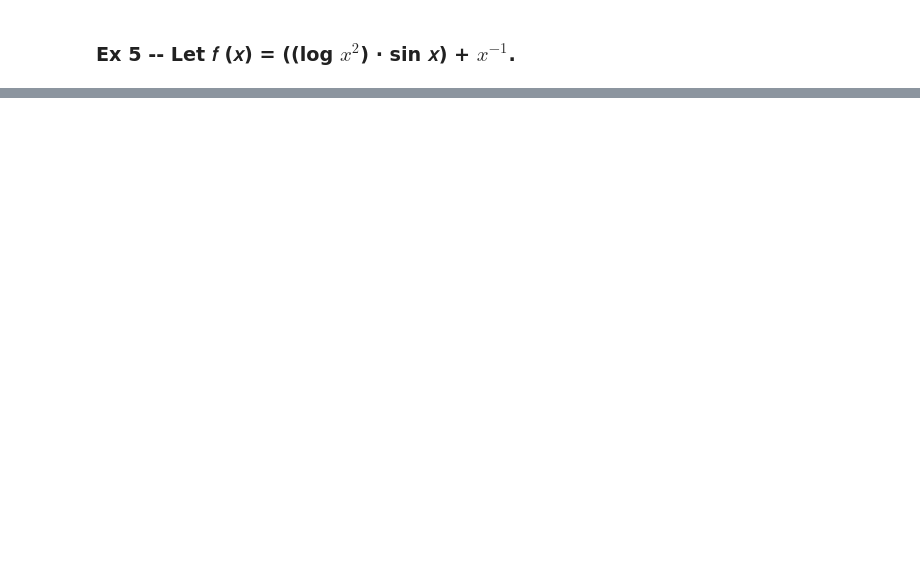
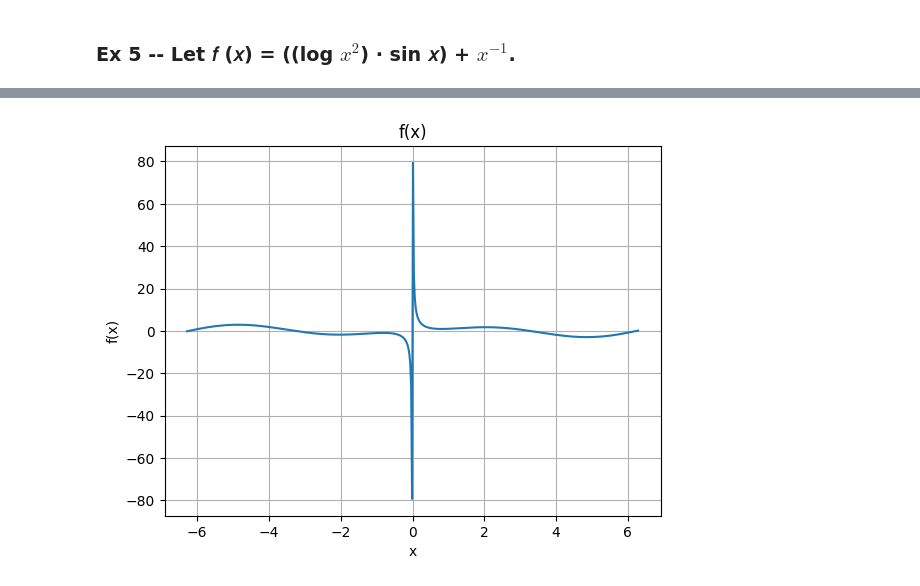
Before and after one commit to joelizstan/P-A_ML_Fall2025, a Jupyter notebook: Notebooks/3_Automatic_Differentiation.ipynb, the cells around one changed output, grey strips where cells are left out. Cells and saved outputs as stored; diff of their text form; code cells hidden in the pictures; blank space fills up the shorter version.

```diff
--- a/Notebooks/3_Automatic_Differentiation.ipynb
+++ b/Notebooks/3_Automatic_Differentiation.ipynb
@@ -518,0 +598,26 @@ Now use the chain rule to comput the analytical derivative of thea function; als
+# %%
+x = torch.linspace(-2 * torch.pi, 2 * torch.pi, steps = 500)
+eps = 1e-6
+mask = x.abs() > eps
+x_masked = x[mask].clone().detach().requires_grad_(True)
+y = torch.log(x_masked ** 2) * torch.sin(x_masked) + 1.0 / x_masked
+
+y_prime_analytic = torch.log(x_masked ** 2) * torch.cos(x_masked) + (2.0 * torch.sin(x_masked)) / x_masked - 1.0 / (x_masked ** 2)
+y_grad = torch.autograd.grad(y, x_masked, grad_outputs = torch.ones_like(y))[0]
+
+x_np = x_masked.detach().numpy()
+y_np = y.detach().numpy()
+y_prime__analytic_np = y_prime_analytic.detach().numpy()
+y_grad_np = y_grad.detach().numpy()
+
+diff = np.abs(y_prime__analytic_np - y_grad_np)
+# %%
+plt.figure()
+plt.plot(x_np, y_np, label='f(x)')
+plt.title('f(x)')
+plt.xlabel('x')
+plt.ylabel('f(x)')
+plt.grid(True)
+plt.show()
+# %% [output]
+[figure, added]
```
Also changed, not shown: parts of 15 cells of this notebook.
